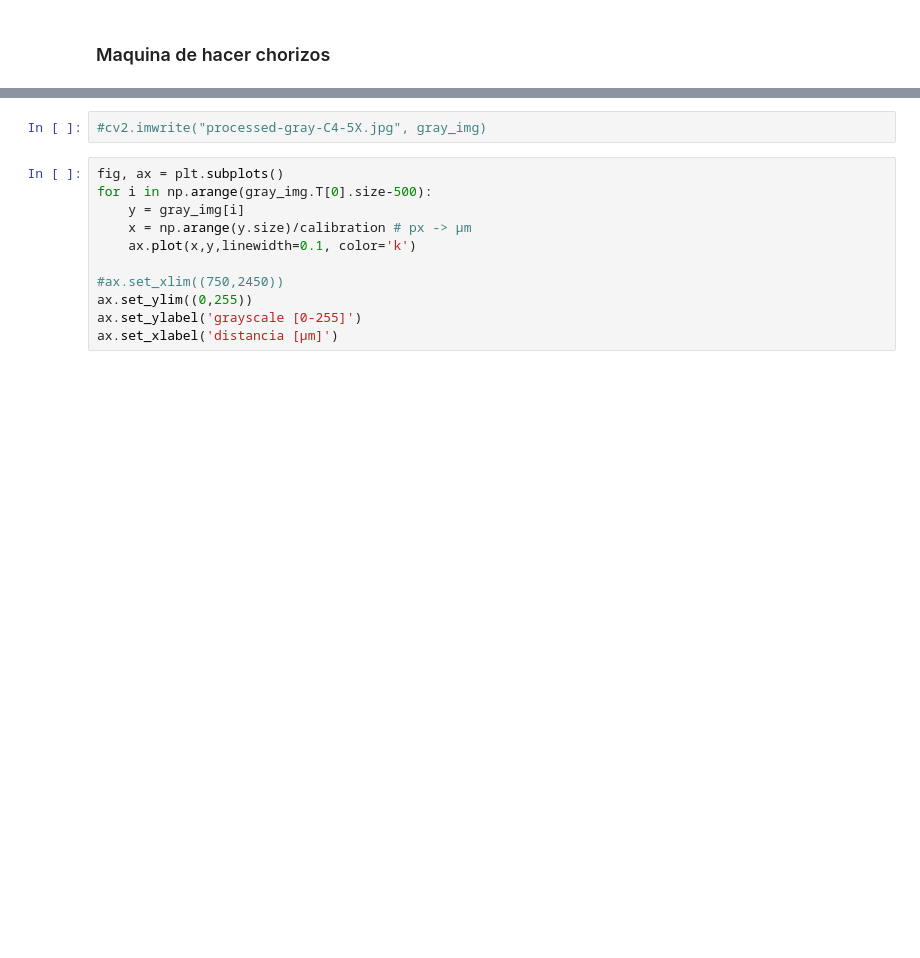
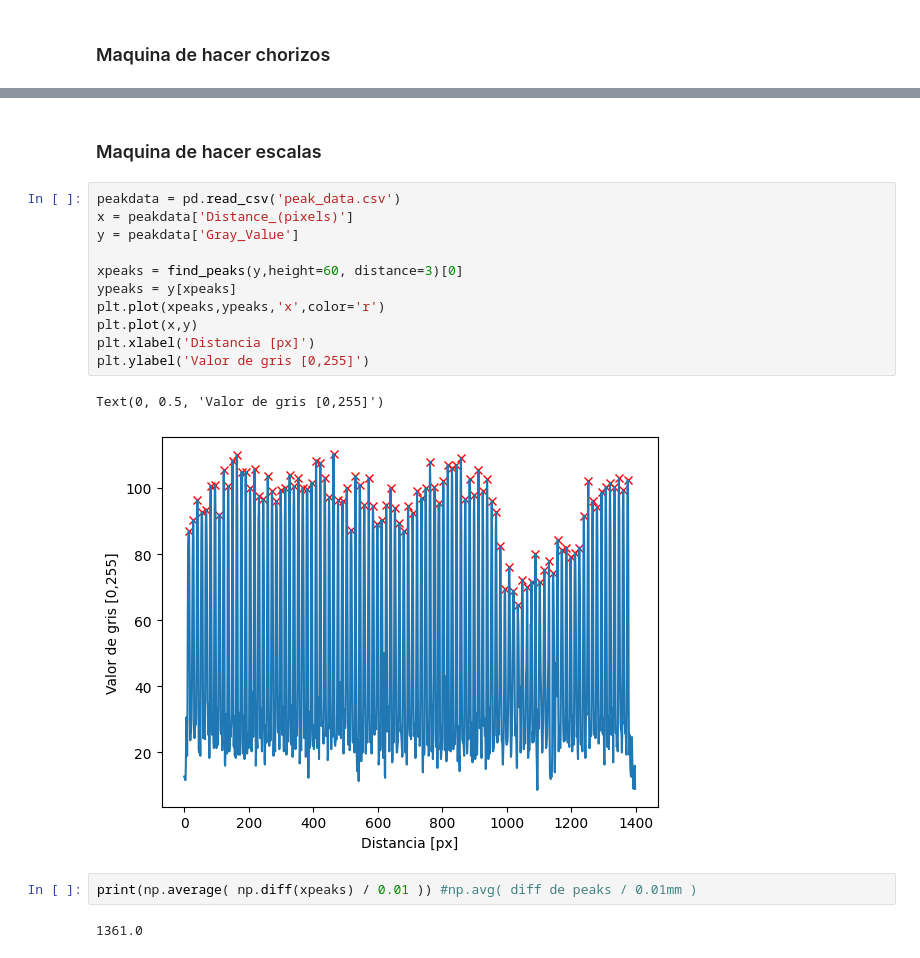
Before and after one commit to gardianc/Nado-ondulatorio, a Jupyter notebook: process_image_utils.ipynb, the cells around one changed output, grey strips where cells are left out. Cells and saved outputs as stored; diff of their text form; blank space fills up the shorter version.

```diff
--- a/process_image_utils.ipynb
+++ b/process_image_utils.ipynb
@@ -108,13 +136,20 @@ for n,alpha in enumerate(rot_arr):
-# %%
-#cv2.imwrite("processed-gray-C4-5X.jpg", gray_img)
-# %%
-fig, ax = plt.subplots()
-for i in np.arange(gray_img.T[0].size-500):
-    y = gray_img[i]
-    x = np.arange(y.size)/calibration # px -> µm
-    ax.plot(x,y,linewidth=0.1, color='k')
-
-#ax.set_xlim((750,2450))
-ax.set_ylim((0,255))
-ax.set_ylabel('grayscale [0-255]')
-ax.set_xlabel('distancia [µm]')
+# %% [markdown]
+### Maquina de hacer escalas
+# %%
+peakdata = pd.read_csv('peak_data.csv')
+x = peakdata['Distance_(pixels)']
+y = peakdata['Gray_Value']
+
+xpeaks = find_peaks(y,height=60, distance=3)[0]
+ypeaks = y[xpeaks]
+plt.plot(xpeaks,ypeaks,'x',color='r')
+plt.plot(x,y)
+plt.xlabel('Distancia [px]')
+plt.ylabel('Valor de gris [0,255]')
+# %% [output]
+Text(0, 0.5, 'Valor de gris [0,255]')
+[figure, added]
+# %%
+print(np.average( np.diff(xpeaks) / 0.01 )) #np.avg( diff de peaks / 0.01mm )
+# %% [output]
+1361.0
```
Also changed, not shown: parts of 3 cells of this notebook, 2 other files.
